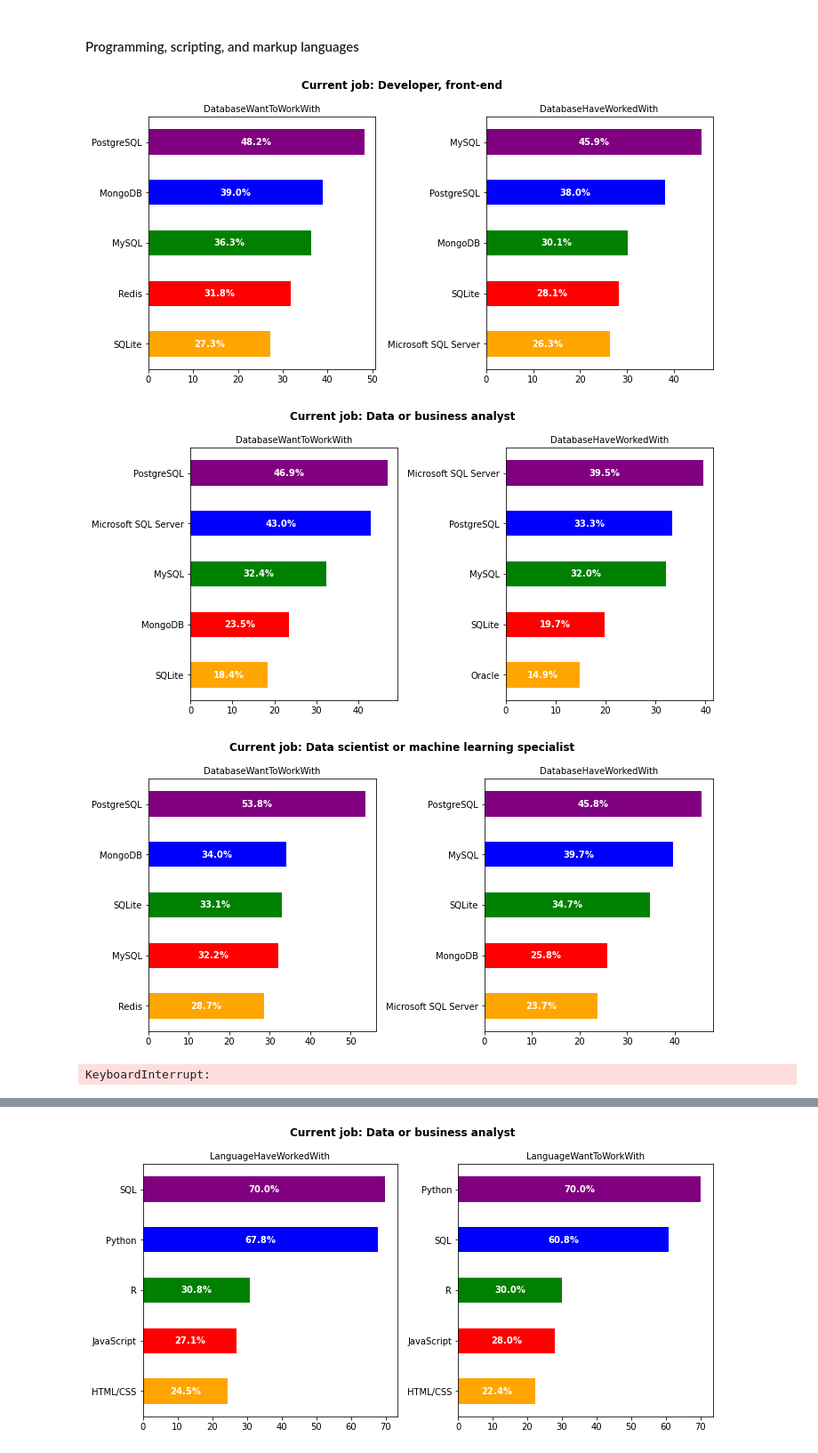
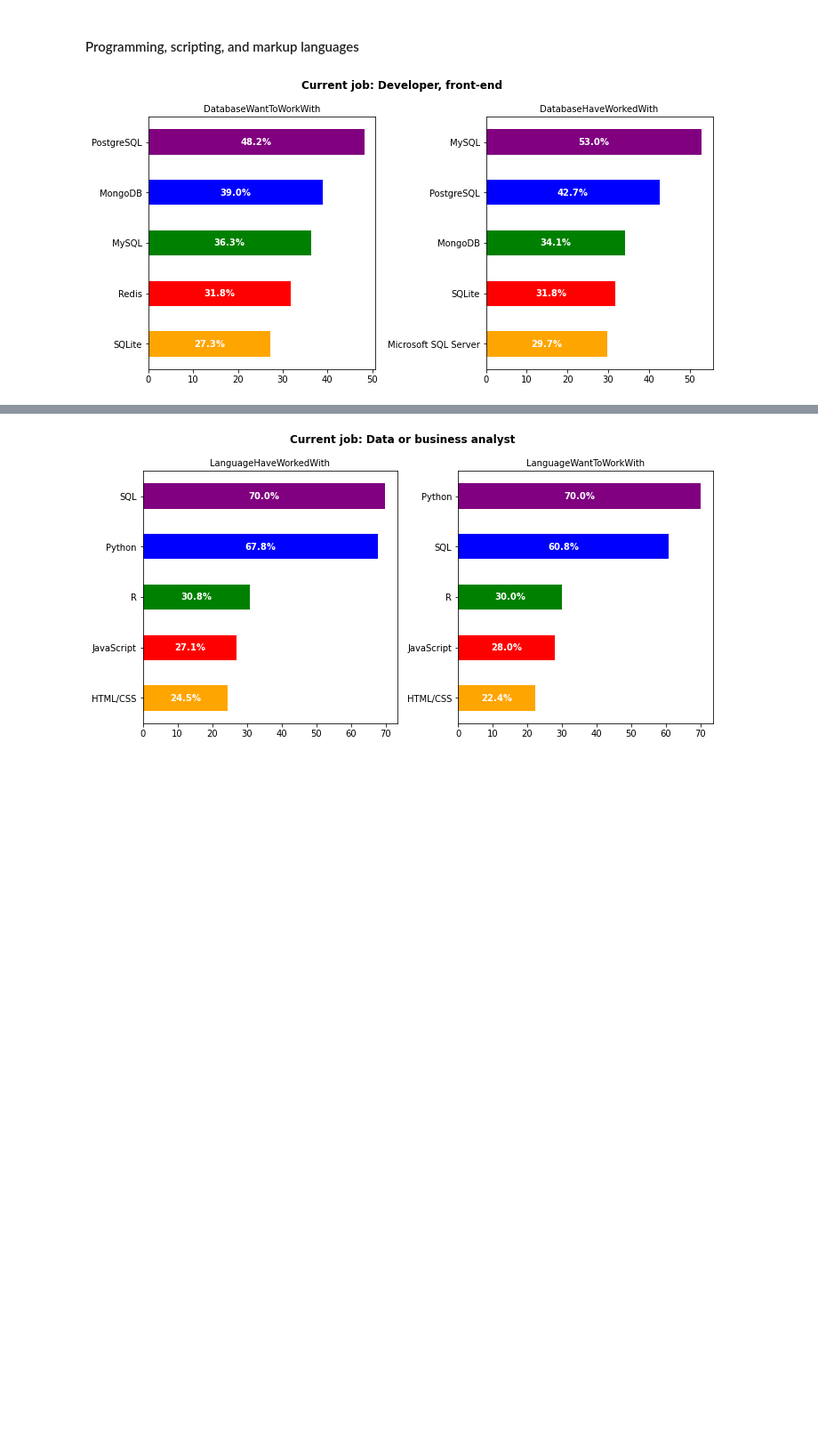
Before and after one commit to OluwajobaOluwabori/Stackoverflow-analysis, a Jupyter notebook: BreakIntoTech.ipynb, the cells around one changed output, grey strips where cells are left out. Shown at 89% size. Cells and saved outputs as stored; diff of their text form; code cells hidden in the pictures; blank space fills up the shorter version.

```diff
--- a/BreakIntoTech.ipynb
+++ b/BreakIntoTech.ipynb
@@ -104,7 +110,8 @@ See the caveats in the documentation: https://pandas.pydata.org/pandas-docs/stab
 # %%
 def split_multiple_answers(column):
     '''
-    This function split the column with multiple answers and convert each cell into a string
+
+    This function splits the column with multiple answers and convert each cell into a string.
     df - dataframe
 
     INPUT
@@ -114,6 +121,7 @@ def split_multiple_answers(column):
     OUTPUT
 
         Splitted_col - A set containing all unique answers in the different rows
+
     '''
     df = df_new.dropna(subset = [column])
     df[column] = df[column].str.split(';')
@@ -404,36 +418,33 @@ def plot(col1,col2,role):
         .merge(df_clean, right_index = True, left_index = True) \
         .drop([col2], axis = 1) \
         .melt(id_vars = df_new.loc[:,df_new.columns!=col2], value_name = col2)\
-        .dropna(subset=[col1])\
+        .dropna(subset=[col2])\
         .drop("variable", axis=1)
 
         g = df2.groupby(['DevType'])[col2].value_counts().mul(100).unstack().fillna(0)/(df_clean.dropna(subset=[col2])[df_clean['DevType'] ==role]).shape[0]
 
 
 
         f.T[role].sort_values().tail(5).plot(kind='barh', ax=axs[0],color=['orange', 'red', 'green', 'blue', 'purple'],xlabel='')
         axs[0].set_title(col1, fontsize='medium')
         #axs[0].plot(f.T[role].sort_values(ascending=False).head(5), color='blue')
 
         g.T[role].sort_values().tail(5).plot(kind='barh', ax=axs[1],color=['orange', 'red', 'green', 'blue', 'purple'],xlabel='')
         axs[1].set_title(col2, fontsize='medium')
 
         #axs[1].plot(g.T[role].sort_values(ascending=False).head(5), color='green')
 
 
         for c in axs[0].containers:
         # set the bar label
             axs[0].bar_label(c, fmt="%.1f%%",fontweight ='bold', label_type='center',color='white')
         for c in axs[1].containers:
         # set the bar label
             axs[1].bar_label(c, fmt='%.1f%%',fontweight ='bold', label_type='center',color='white')
         fig.suptitle(f'Current job: {role}',fontweight ='bold')
         fig.tight_layout()
         return(plt.show())
 
-#plot('DatabaseWantToWorkWith','Developer, front-end','DatabaseHaveWorkedWith')
+plot('DatabaseWantToWorkWith','DatabaseHaveWorkedWith','Developer, front-end')
 # %% [output]
-[figure, old version]
+[figure, new version]
-[figure, removed]
-[figure, removed]
-KeyboardInterrupt:
```
Also changed, not shown: parts of 16 cells of this notebook, 1 other file.
